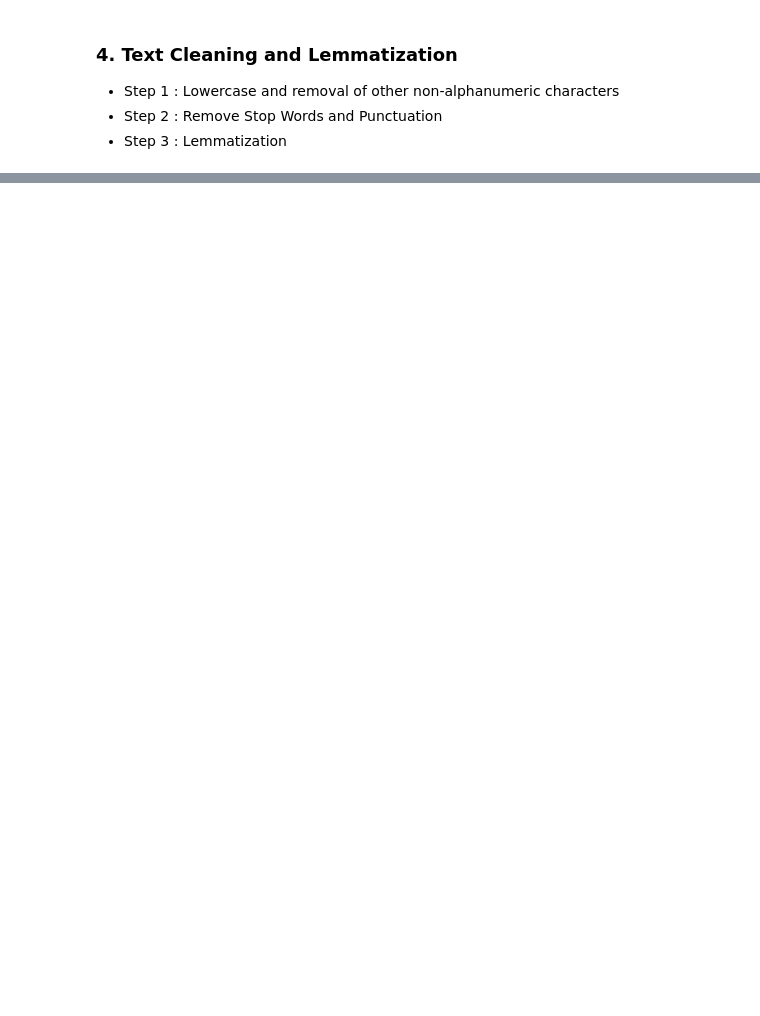
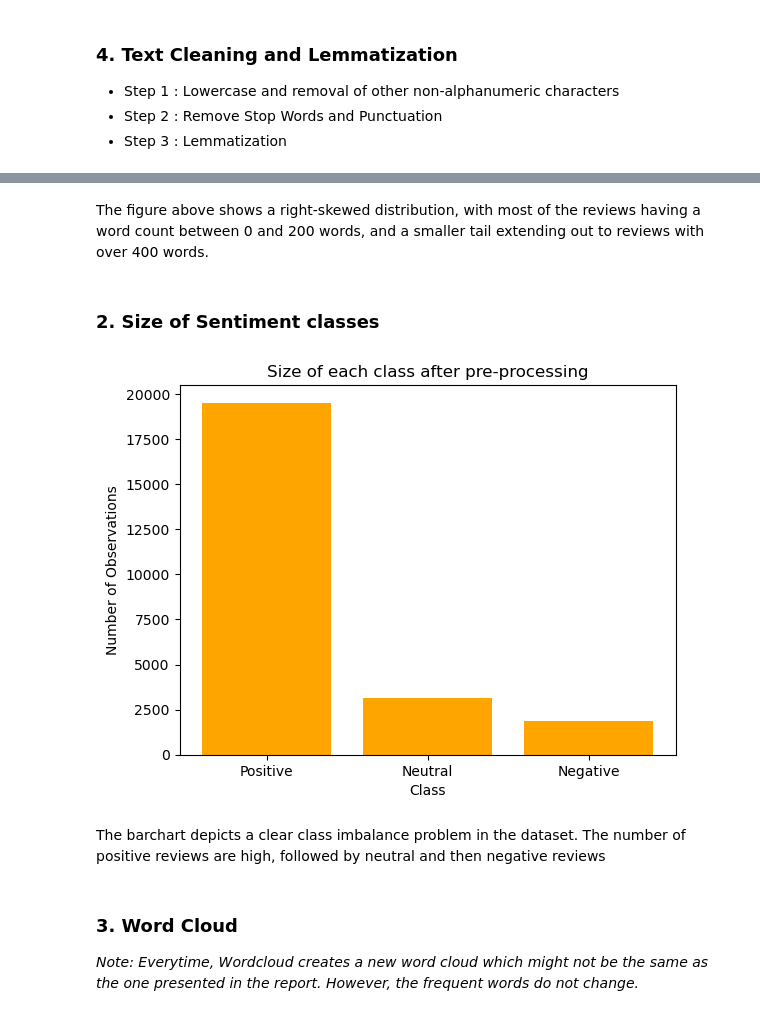
Before and after one commit to dhanavikram/ProductReviewClassification, a Jupyter notebook: main.ipynb, the cells around one changed output, grey strips where cells are left out. Cells and saved outputs as stored; diff of their text form; code cells hidden in the pictures; blank space fills up the shorter version.

```diff
--- a/main.ipynb
+++ b/main.ipynb
@@ -156,0 +188,25 @@ preproc_df.head()
+# %% [markdown]
+The figure above shows a right-skewed distribution, with most of the reviews having a word count between 0 and 200 words, and a smaller tail extending out to reviews with over 400 words.
+# %% [markdown]
+### 2. Size of Sentiment classes
+# %%
+# Dataframe containing the number of samples in each class
+size_info_df = preproc_df["reference_label"].value_counts()
+
+# label for class
+x_labels = {1:"Positive", 0:"Neutral", -1:"Negative"}
+
+# Plotting a bar plot for visualizing the number of samples in each class
+plt.bar(height=size_info_df.values, x=[x_labels.get(i) for i in (size_info_df.index)], color='orange')
+plt.xlabel('Class')
+plt.ylabel('Number of Observations')
+plt.title("Size of each class after pre-processing")
+plt.show()
+# %% [output]
+[figure, added]
+# %% [markdown]
+The barchart depicts a clear class imbalance problem in the dataset. The number of positive reviews are high, followed by neutral and then negative reviews
+# %% [markdown]
+### 3. Word Cloud
+
+*Note: Everytime, Wordcloud creates a new word cloud which might not be the same as the one presented in the report. However, the frequent words do not change.*
```
Also changed, not shown: parts of 9 cells of this notebook.
